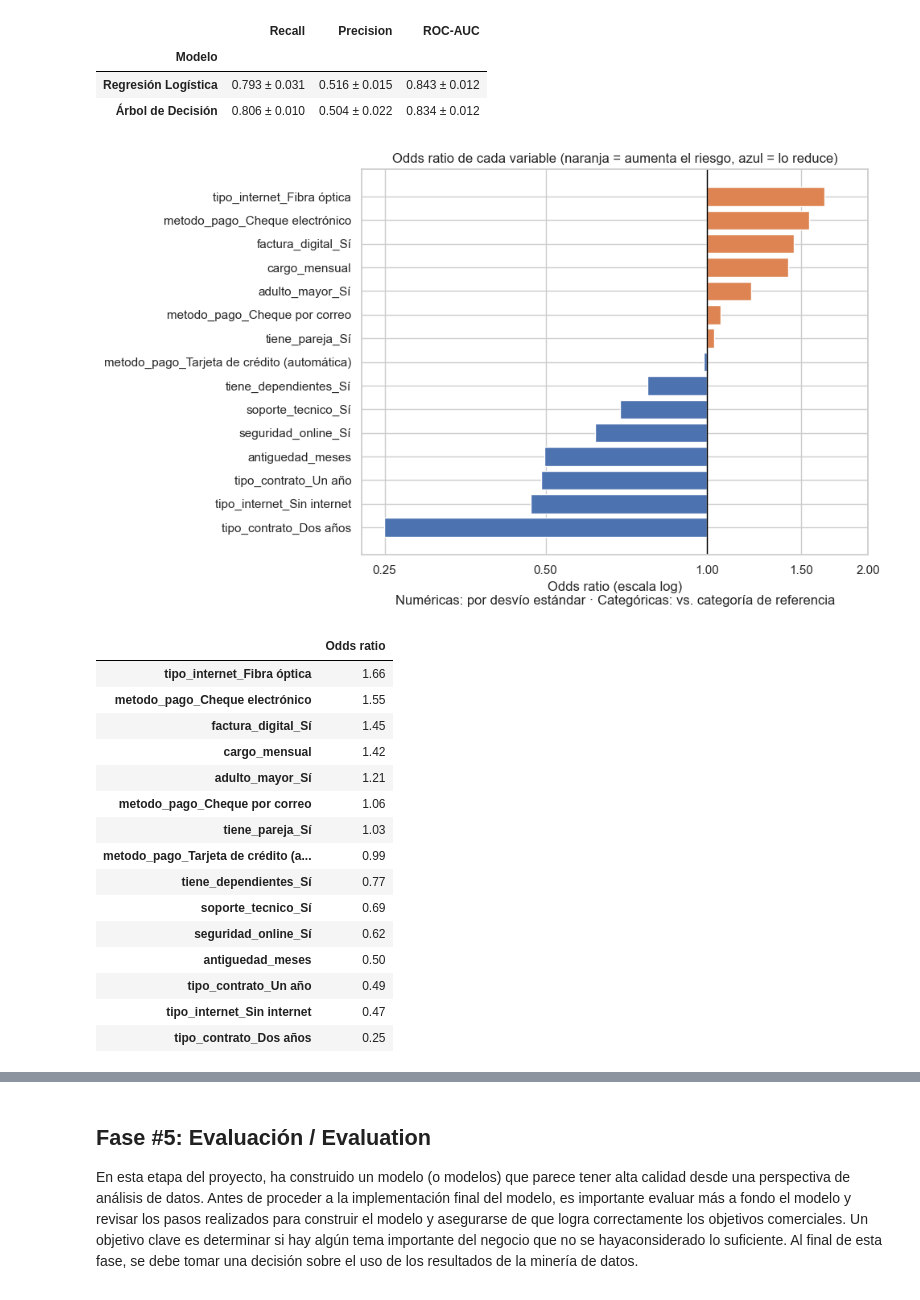
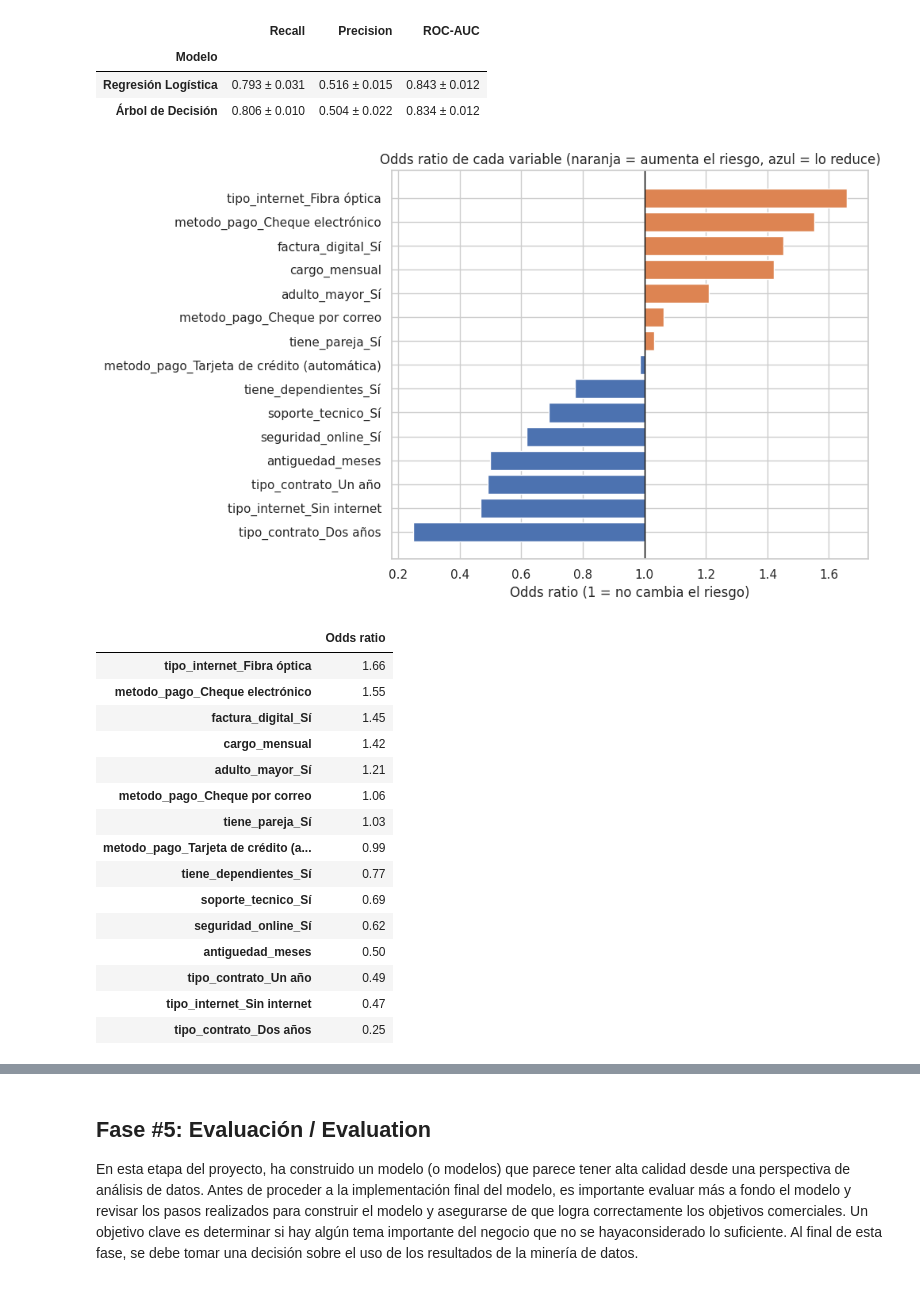
Before and after one commit to Prompt-Sopa/TP_INGSOFT_Alsop_Gomez_Aubone_Ponce_Serra, a Jupyter notebook: UGR_IdS_TP_Telco_Churn.ipynb, the cells around one changed output, grey strips where cells are left out. Saved outputs shown, nothing was run; the diff lists cells and outputs as text; code cells hidden in the pictures.

```diff
--- a/UGR_IdS_TP_Telco_Churn.ipynb
+++ b/UGR_IdS_TP_Telco_Churn.ipynb
@@ -663,23 +638,19 @@ pd.DataFrame(filas).set_index("Modelo")
 | Árbol de Decisión | 0.806 ± 0.010 | 0.504 ± 0.022 | 0.834 ± 0.012 |
 # %%
 # Interpretación: ¿qué aumenta o reduce el riesgo de fuga? (odds ratio = e^coeficiente)
-coeficientes = pd.Series(clf_lr.coef_[0], index=nombres).sort_values()
+coeficientes = pd.Series(modelo_lr.coef_[0], index=nombres).sort_values()
 odds_ratio = np.exp(coeficientes)
 
 fig, ax = plt.subplots(figsize=(10, 6))
 ax.barh(odds_ratio.index, odds_ratio.values - 1, left=1, color=["#4C72B0" if v < 1 else "#DD8452" for v in odds_ratio.values])
 ax.axvline(1, color="black", lw=1)
-ax.set_xscale("log")
-ax.set_xticks([0.25, 0.5, 1, 1.5, 2])
-ax.get_xaxis().set_major_formatter(plt.ScalarFormatter())
-ax.minorticks_off()
 ax.set_title("Odds ratio de cada variable (naranja = aumenta el riesgo, azul = lo reduce)")
-ax.set_xlabel("Odds ratio (escala log)" + chr(10) + "Numéricas: por desvío estándar · Categóricas: vs. categoría de referencia")
+ax.set_xlabel("Odds ratio (1 = no cambia el riesgo)")
 plt.tight_layout()
 plt.show()
 odds_ratio.sort_values(ascending=False).round(2).to_frame("Odds ratio")
 # %% [output]
-[figure, old version]
+[figure, new version]
 |  | Odds ratio |
 | tipo_internet_Fibra óptica | 1.66 |
 | metodo_pago_Cheque electrónico | 1.55 |
```
Also changed, not shown: parts of 24 cells of this notebook.
